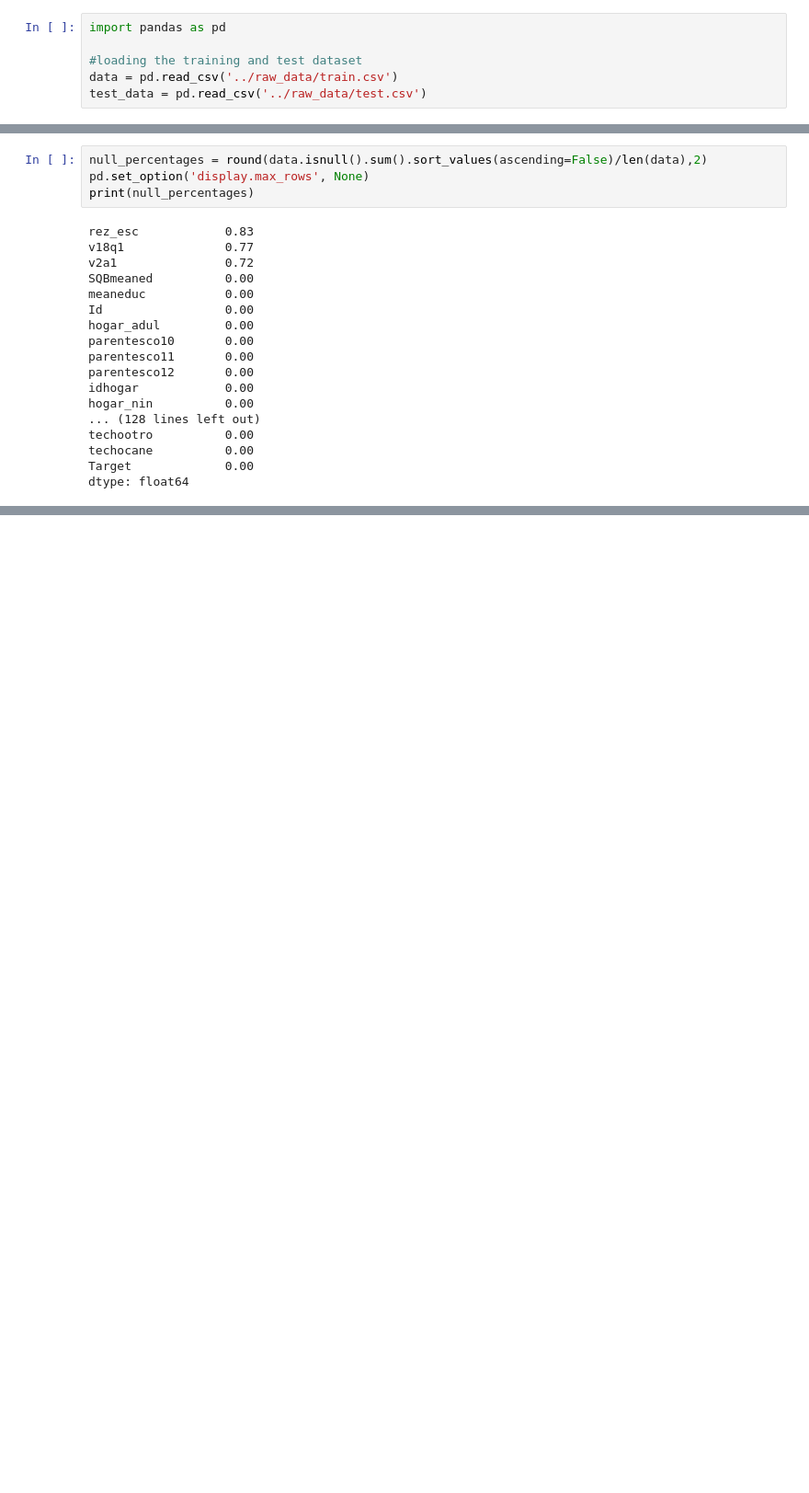
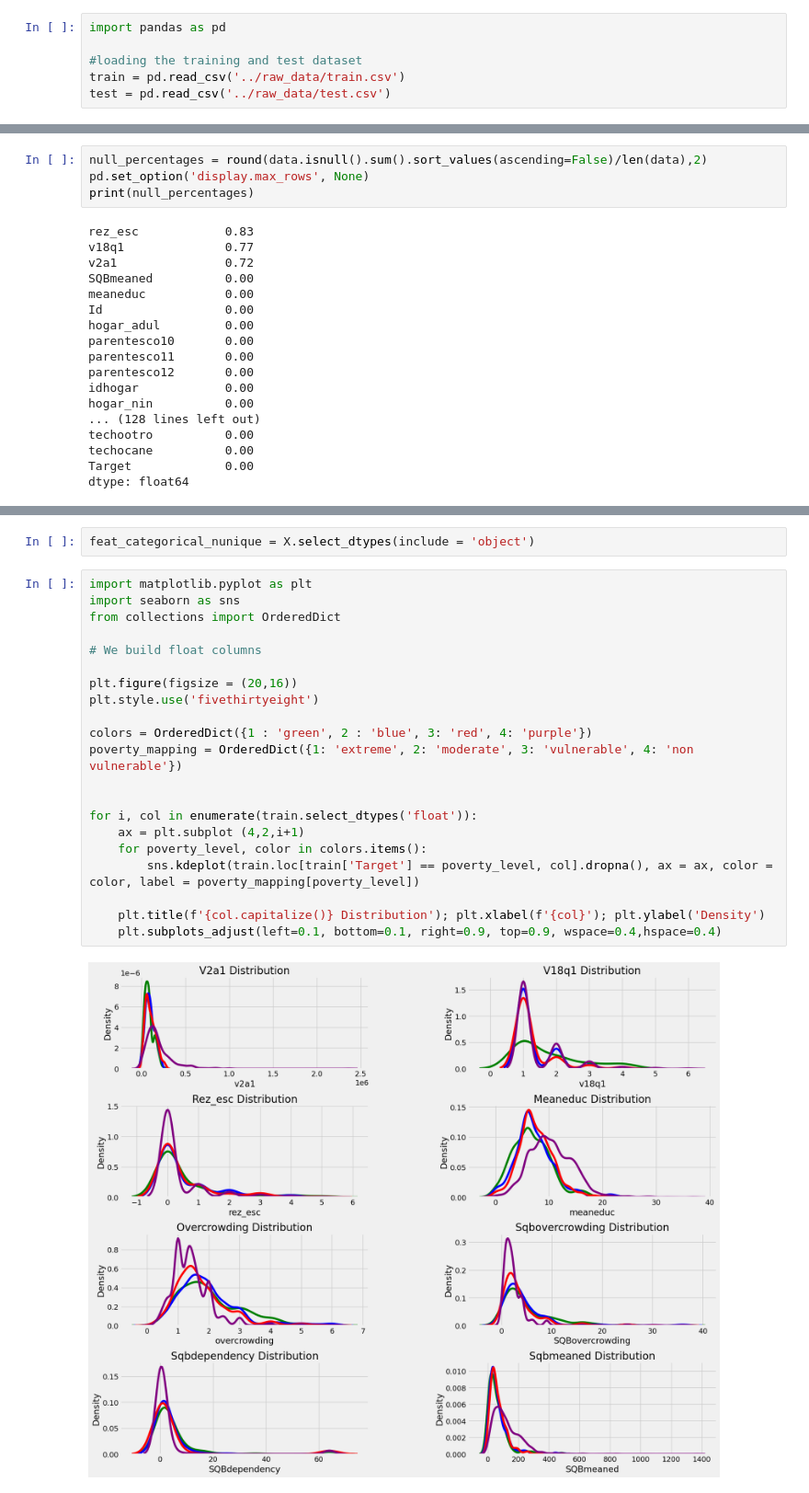
Before and after one commit to lennijanssen/costarica, a Jupyter notebook: Notebooks/preprocessing.ipynb, the cells around one changed output, grey strips where cells are left out. Shown: that part at 92% size. Cells and saved outputs as stored; diff of their text form; blank space fills up the shorter version.

Commit message:
playing around with data processing, doing babysteps to get back to business

```diff
--- a/Notebooks/preprocessing.ipynb
+++ b/Notebooks/preprocessing.ipynb
@@ -5,5 +5,5 @@ This notebook describes data cleaning and further preparations
 import pandas as pd
 
 #loading the training and test dataset
-data = pd.read_csv('../raw_data/train.csv')
-test_data = pd.read_csv('../raw_data/test.csv')
+train = pd.read_csv('../raw_data/train.csv')
+test = pd.read_csv('../raw_data/test.csv')
@@ -60,0 +61,25 @@ data = data.drop(columns_to_drop, axis=1)
+# %%
+feat_categorical_nunique = X.select_dtypes(include = 'object')
+# %%
+import matplotlib.pyplot as plt
+import seaborn as sns
+from collections import OrderedDict
+
+# We build float columns
+
+plt.figure(figsize = (20,16))
+plt.style.use('fivethirtyeight')
+
+colors = OrderedDict({1 : 'green', 2 : 'blue', 3: 'red', 4: 'purple'})
+poverty_mapping = OrderedDict({1: 'extreme', 2: 'moderate', 3: 'vulnerable', 4: 'non vulnerable'})
+
+
+for i, col in enumerate(train.select_dtypes('float')):
+    ax = plt.subplot (4,2,i+1)
+    for poverty_level, color in colors.items():
+        sns.kdeplot(train.loc[train['Target'] == poverty_level, col].dropna(), ax = ax, color = color, label = poverty_mapping[poverty_level])
+
+    plt.title(f'{col.capitalize()} Distribution'); plt.xlabel(f'{col}'); plt.ylabel('Density')
+    plt.subplots_adjust(left=0.1, bottom=0.1, right=0.9, top=0.9, wspace=0.4,hspace=0.4)
+# %% [output]
+[figure, added]
```
Also changed, not shown: parts of 8 cells of this notebook.
